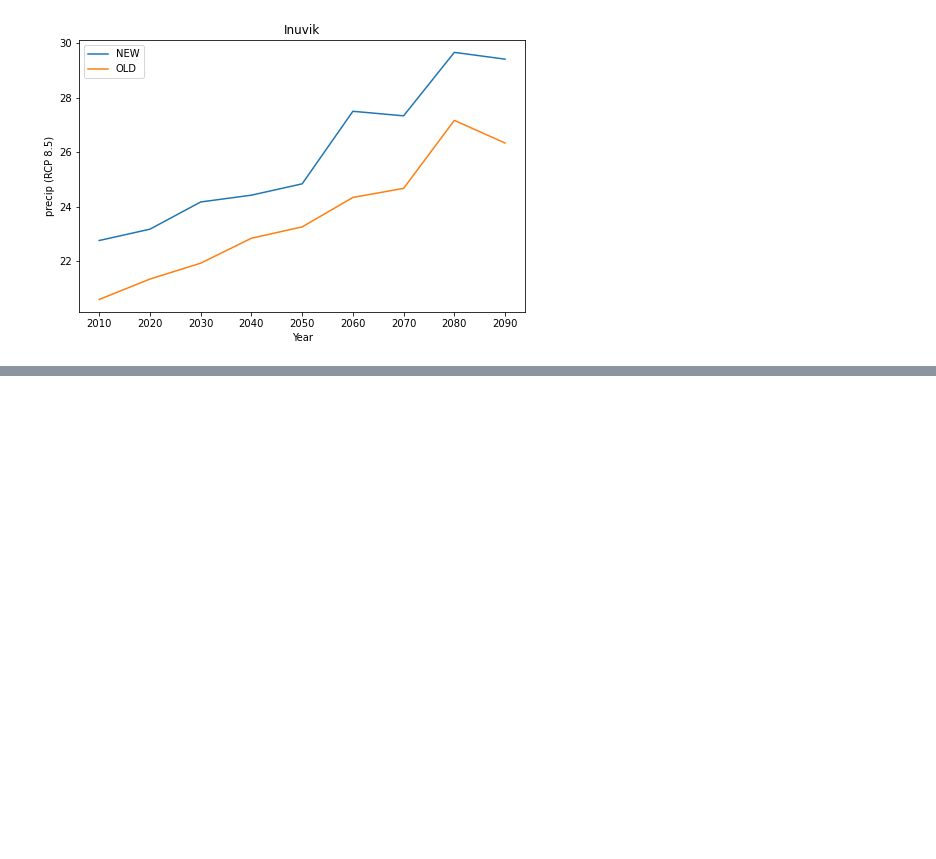
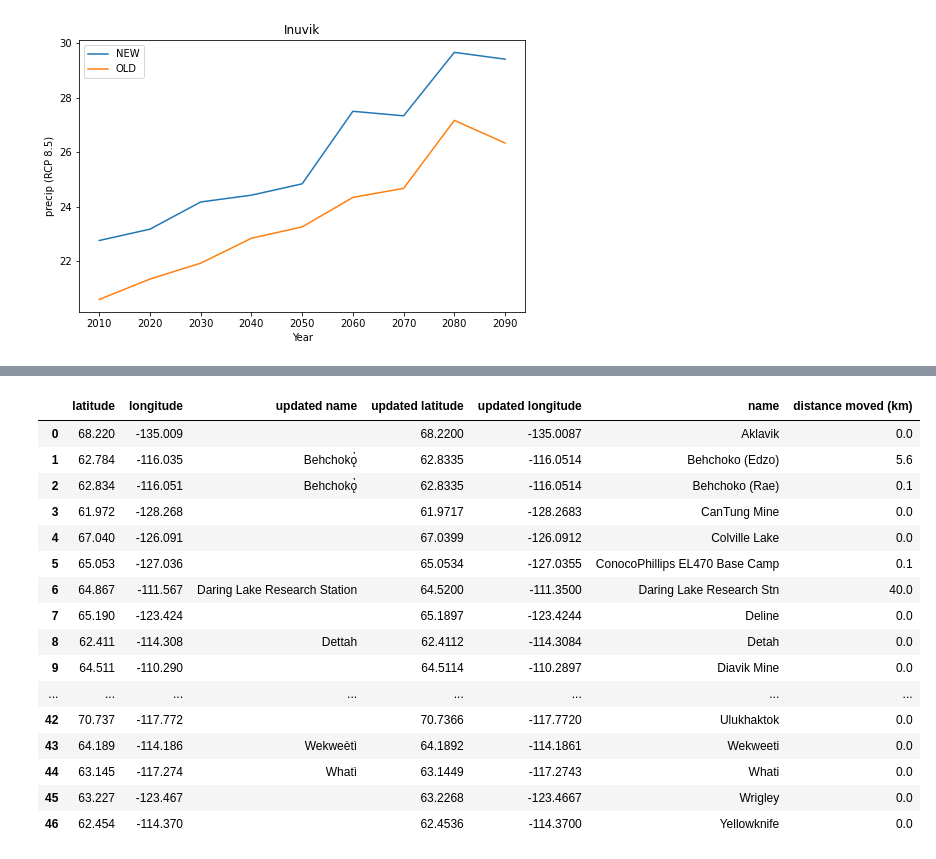
Before and after one commit to ua-snap/nwt-dash-app, a Jupyter notebook: data_prep/nwt_location_and_place_name_repair_qaqc.ipynb, the cells around one changed output, grey strips where cells are left out. Cells and saved outputs as stored; diff of their text form; code cells hidden in the pictures; blank space fills up the shorter version.

```diff
--- a/data_prep/nwt_location_and_place_name_repair_qaqc.ipynb
+++ b/data_prep/nwt_location_and_place_name_repair_qaqc.ipynb
@@ -189,0 +351,3 @@ Text(0, 0.5, 'precip (RCP 8.5)')
+# %%
+re_ordered['name'] = re_ordered['Unnamed: 0']
+del re_ordered['Unnamed: 0']
@@ -189,0 +394,3 @@ Text(0, 0.5, 'precip (RCP 8.5)')
+# %%
+re_ordered['updated name'] = np.where(re_ordered['updated name']==re_ordered['name'], '', re_ordered['updated name'])
+re_ordered
@@ -189,0 +415,13 @@ Text(0, 0.5, 'precip (RCP 8.5)')
+# %%
+old_lats = re_ordered['latitude']
+old_lons = re_ordered['longitude']
+
+new_lats = re_ordered['updated latitude']
+new_lons = re_ordered['updated longitude']
+
+old_pts = [Point(x, y) for x, y in zip(old_lats, old_lons)]
+new_pts = [Point(x, y) for x, y in zip(new_lats, new_lons)]
+
+points_df1 = gpd.GeoDataFrame({'geometry': old_pts}, crs='EPSG:4326')
+
+points_df2 = gpd.GeoDataFrame({'geometry': new_pts}, crs='EPSG:4326')
@@ -189,0 +430,6 @@ Text(0, 0.5, 'precip (RCP 8.5)')
+# %%
+geodesic_dist = []
+for x, y, x2, y2 in zip(old_lons, old_lats, new_lons, new_lats):
+    dist = geodesic((y, x), (y2, x2))
+    geodesic_dist.append(round(dist.km, 1))
+geodesic_dist
@@ -189,0 +454,21 @@ Text(0, 0.5, 'precip (RCP 8.5)')
+# %%
+re_ordered['distance moved (km)'] = geodesic_dist
+re_ordered
+# %% [output]
+|  | latitude | longitude | updated name | updated latitude | updated longitude | name | distance moved (km) |
+| 0 | 68.220 | -135.009 |  | 68.2200 | -135.0087 | Aklavik | 0.0 |
+| 1 | 62.784 | -116.035 | Behchokǫ̀ | 62.8335 | -116.0514 | Behchoko (Edzo) | 5.6 |
+| 2 | 62.834 | -116.051 | Behchokǫ̀ | 62.8335 | -116.0514 | Behchoko (Rae) | 0.1 |
+| 3 | 61.972 | -128.268 |  | 61.9717 | -128.2683 | CanTung Mine | 0.0 |
+| 4 | 67.040 | -126.091 |  | 67.0399 | -126.0912 | Colville Lake | 0.0 |
+| 5 | 65.053 | -127.036 |  | 65.0534 | -127.0355 | ConocoPhillips EL470 Base Camp | 0.1 |
+| 6 | 64.867 | -111.567 | Daring Lake Research Station | 64.5200 | -111.3500 | Daring Lake Research Stn | 40.0 |
+| 7 | 65.190 | -123.424 |  | 65.1897 | -123.4244 | Deline | 0.0 |
+| 8 | 62.411 | -114.308 | Dettah | 62.4112 | -114.3084 | Detah | 0.0 |
+| 9 | 64.511 | -110.290 |  | 64.5114 | -110.2897 | Diavik Mine | 0.0 |
+| ... | ... | ... | ... | ... | ... | ... | ... |
+| 42 | 70.737 | -117.772 |  | 70.7366 | -117.7720 | Ulukhaktok | 0.0 |
+| 43 | 64.189 | -114.186 | Wekweètì | 64.1892 | -114.1861 | Wekweeti | 0.0 |
+| 44 | 63.145 | -117.274 | Whatì | 63.1449 | -117.2743 | Whati | 0.0 |
+| 45 | 63.227 | -123.467 |  | 63.2268 | -123.4667 | Wrigley | 0.0 |
+| 46 | 62.454 | -114.370 |  | 62.4536 | -114.3700 | Yellowknife | 0.0 |
```
Also changed, not shown: parts of 28 cells of this notebook, 1 other file.
